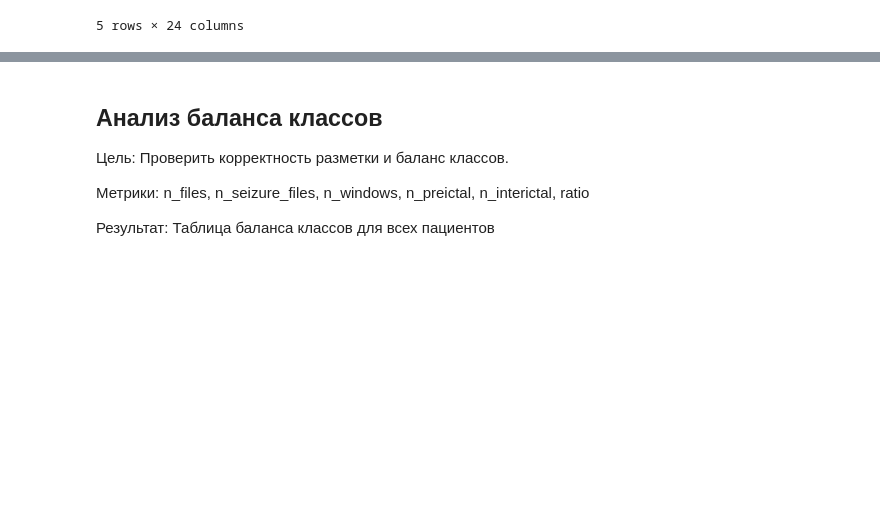
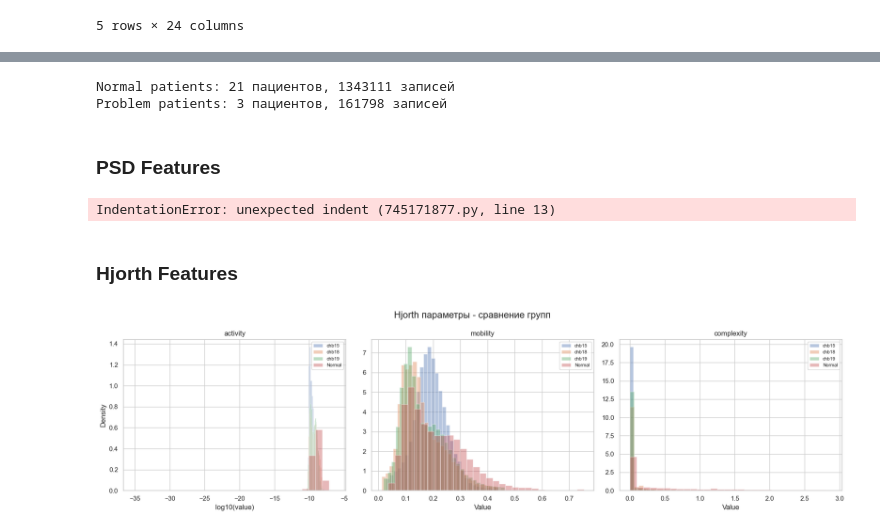
Before and after one commit to 0xJakuzya/epilepsy, a Jupyter notebook: analysis/analysis.ipynb, the cells around one changed output, grey strips where cells are left out. Cells and saved outputs as stored; diff of their text form; code cells hidden in the pictures; blank space fills up the shorter version.

```diff
--- a/analysis/analysis.ipynb
+++ b/analysis/analysis.ipynb
@@ -400,8 +363,66 @@ plt.show()
-# %% [markdown]
-## Анализ баланса классов
-
-Цель: Проверить корректность разметки и баланс классов.
-
-Метрики: n_files, n_seizure_files, n_windows, n_preictal, n_interictal, ratio
-
-Результат: Таблица баланса классов для всех пациентов
+# %%
+psd_features = ['psd_delta', 'psd_theta', 'psd_alpha', 'psd_beta', 'psd_gamma']
+stat_features = ['std', 'kurtosis', 'skewness_mean', 'line_length', 'energy']
+hjorth_params = ['hjorth_activity', 'hjorth_mobility', 'hjorth_complexity']
+
+normal_data = data[data['group'] == 'Normal']
+problem_data = data[data['group'] == 'Problem']
+
+print(f"Normal patients: {normal_data['patient'].nunique()} пациентов, {len(normal_data)} записей")
+print(f"Problem patients: {problem_data['patient'].nunique()} пациентов, {len(problem_data)} записей")
+# %% [output]
+Normal patients: 21 пациентов, 1343111 записей
+Problem patients: 3 пациентов, 161798 записей
+# %% [markdown]
+### PSD Features
+# %%
+# PSD признаки - overlay всех групп
+groups = [
+    ('chb15', problem_data[problem_data['patient'] == 'chb15']),
+    ('chb18', problem_data[problem_data['patient'] == 'chb18']),
+    ('chb19', problem_data[problem_data['patient'] == 'chb19']),
+    ('Normal', normal_data)
+]
+
+fig, axes = plt.subplots(1, 5, figsize=(20, 6))
+fig.suptitle('PSD признаки - сравнение групп', fontsize=16)
+
+for i, f in enumerate(psd_features):
+    all_vals = []
+        vals = df[f]
+        vals_log = np.log1].dropna()(vals[vals > 0])
+        all_vals.extend(vals_log)
+    axes[i].set_xlim(-14, -5)
+
+axes[0].set_ylabel('Density')
+plt.tight_layout()
+plt.show()638fontsize
+    # xlim по 1-99 перцентилю для приближения
+    lo, hi = np.percentile(all_vals, [1, 99])=80,lo, hi
+# %% [output]
+IndentationError: unexpected indent (745171877.py, line 13)
+# %% [markdown]
+###  Hjorth Features
+# %%
+# Hjorth параметры - overlay всех групп
+fig, axes = plt.subplots(1, 3, figsize=(18, 5))
+fig.suptitle('Hjorth параметры - сравнение групп', fontsize=16)
+
+for i, f in enumerate(hjorth_params):
+    for name, df in groups:
+        vals = df[f].dropna()
+        if f == 'hjorth_activity':
+            vals = np.log10(vals[vals > 0])
+        else:
+            lo, hi = np.percentile(vals, [1, 99])
+            vals = vals[(vals >= lo) & (vals <= hi)]
+        axes[i].hist(vals, bins=30, alpha=0.4, label=name, density=True)
+    axes[i].set_title(f.replace('hjorth_', ''))
+    axes[i].set_xlabel('log10(value)' if f == 'hjorth_activity' else 'Value')
+    axes[i].legend(fontsize=8)
+
+axes[0].set_ylabel('Density')
+plt.tight_layout()
+plt.show()
+# %% [output]
+[figure, added]
```
Also changed, not shown: parts of 26 cells of this notebook.
